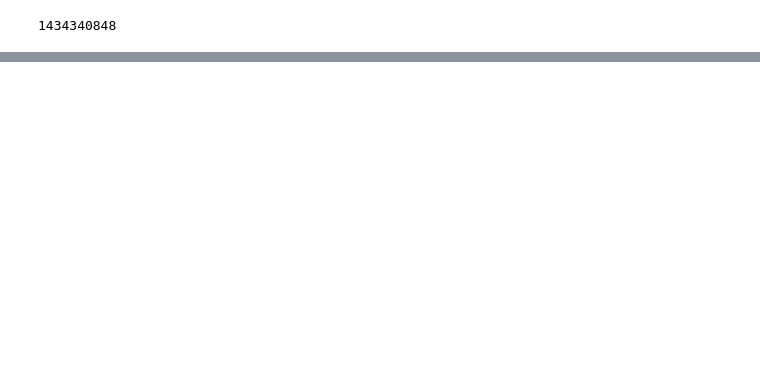
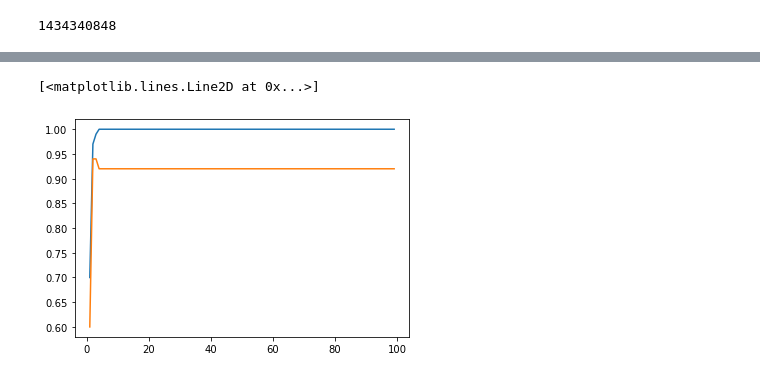
Before and after one commit to Chpel/Study_3, a Jupyter notebook: Онлайн-курсы/Stepik_DS.ipynb, the cells around one changed output, grey strips where cells are left out. Saved outputs shown, nothing was run; the diff lists cells and outputs as text; code cells hidden in the pictures; blank space fills up the shorter version.

```diff
--- a/Онлайн-курсы/Stepik_DS.ipynb
+++ b/Онлайн-курсы/Stepik_DS.ipynb
@@ -339,0 +398,3 @@ data1[(data1.action == 'passed') & (data1.timestamp == first)]
+# %%
+data_train = pd.read_csv('CSVs/train_iris.csv', index_col=0)
+data_test = pd.read_csv('CSVs/test_iris.csv', index_col=0)
@@ -339,0 +410,4 @@ data1[(data1.action == 'passed') & (data1.timestamp == first)]
+# %%
+X_train, y_train = data_train[['sepal length', 'sepal width','petal length','petal width']], data_train['species']
+# %%
+X_test, y_test = data_test[['sepal length', 'sepal width','petal length','petal width']], data_test['species']
@@ -339,0 +417,8 @@ data1[(data1.action == 'passed') & (data1.timestamp == first)]
+# %%
+scores=[]
+accuracys = []
+for i in range(1,100):
+    clf = DecisionTreeClassifier(random_state=0, max_depth=i)
+    clf.fit(X_train,y_train)
+    scores.append(clf.score(X_train, y_train))
+    accuracys.append(accuracy_score(clf.predict(X_test), y_test))
@@ -339,0 +427,6 @@ data1[(data1.action == 'passed') & (data1.timestamp == first)]
+# %%
+plt.plot(np.arange(1,100), scores)
+plt.plot(np.arange(1,100), accuracys)
+# %% [output]
+[<matplotlib.lines.Line2D at 0x...>]
+[figure, added]
```
Also changed, not shown: parts of 49 cells of this notebook.
